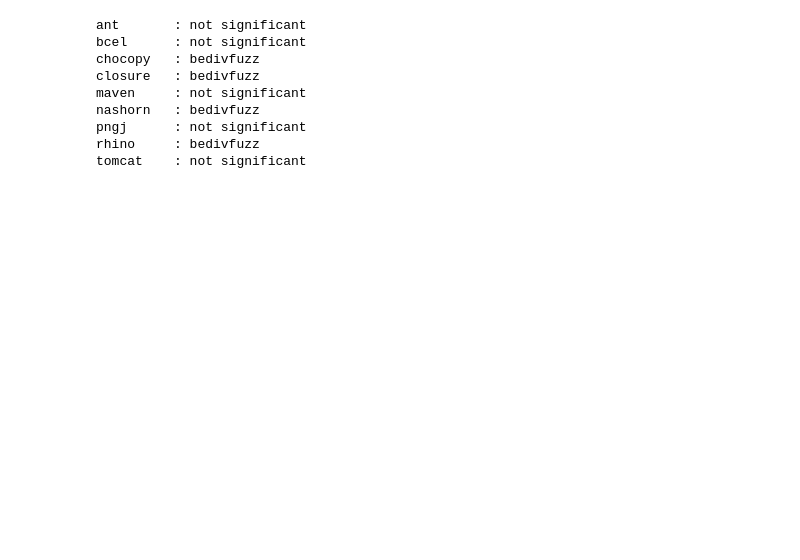
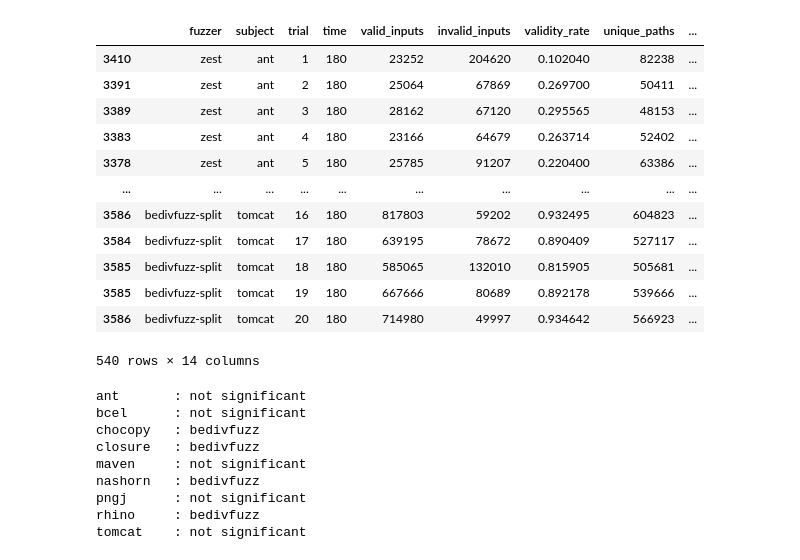
Before and after one commit to hub-se/BeDivFuzz, a Jupyter notebook: scripts/slurm/plot_results.ipynb, the cells around one changed output. Saved outputs shown, nothing was run; the diff lists cells and outputs as text; code cells hidden in the pictures; blank space fills up the shorter version.

```diff
--- a/scripts/slurm/plot_results.ipynb
+++ b/scripts/slurm/plot_results.ipynb
@@ -85,3 +85,19 @@ which will replace the existing scale.
+# %%
+trials.loc[trials['time'] == 180]
+# %% [output]
+|  | fuzzer | subject | trial | time | valid_inputs | invalid_inputs | validity_rate | unique_paths | ... |
+| 3410 | zest | ant | 1 | 180 | 23252 | 204620 | 0.102040 | 82238 | ... |
+| 3391 | zest | ant | 2 | 180 | 25064 | 67869 | 0.269700 | 50411 | ... |
+| 3389 | zest | ant | 3 | 180 | 28162 | 67120 | 0.295565 | 48153 | ... |
+| 3383 | zest | ant | 4 | 180 | 23166 | 64679 | 0.263714 | 52402 | ... |
+| 3378 | zest | ant | 5 | 180 | 25785 | 91207 | 0.220400 | 63386 | ... |
+| ... | ... | ... | ... | ... | ... | ... | ... | ... | ... |
+| 3586 | bedivfuzz-split | tomcat | 16 | 180 | 817803 | 59202 | 0.932495 | 604823 | ... |
+| 3584 | bedivfuzz-split | tomcat | 17 | 180 | 639195 | 78672 | 0.890409 | 527117 | ... |
+| 3585 | bedivfuzz-split | tomcat | 18 | 180 | 585065 | 132010 | 0.815905 | 505681 | ... |
+| 3585 | bedivfuzz-split | tomcat | 19 | 180 | 667666 | 80689 | 0.892178 | 539666 | ... |
+| 3586 | bedivfuzz-split | tomcat | 20 | 180 | 714980 | 49997 | 0.934642 | 566923 | ... |
+540 rows × 14 columns
 # %%
 import scipy.stats as stats
 # %%
```
Also changed, not shown: parts of 10 cells of this notebook, 34 other files.
